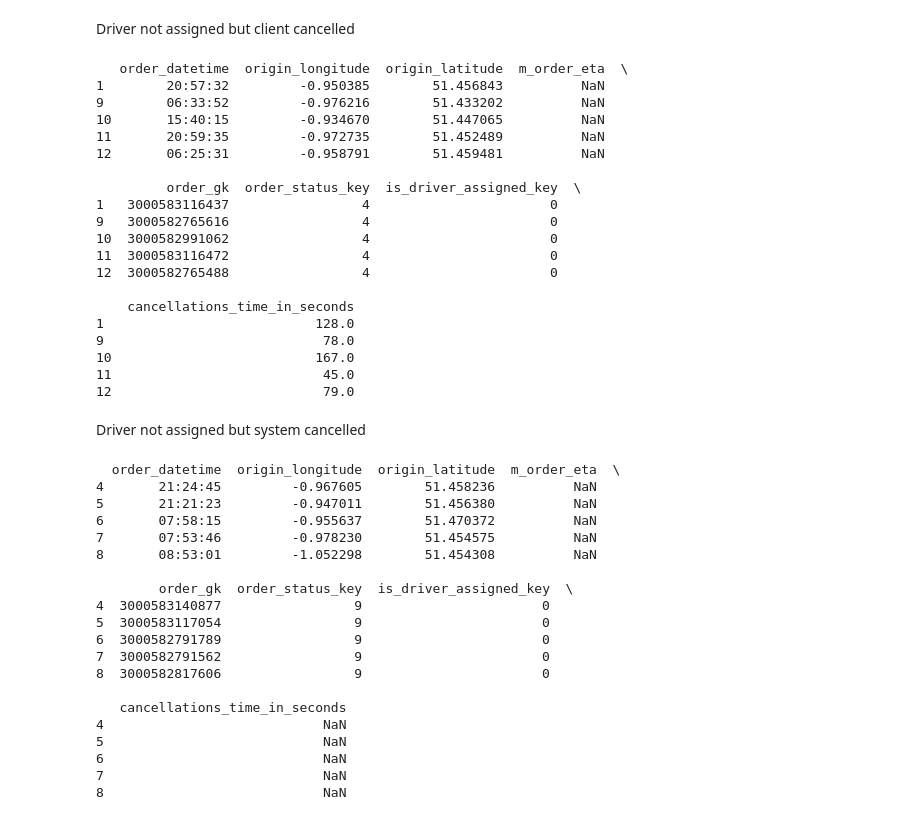
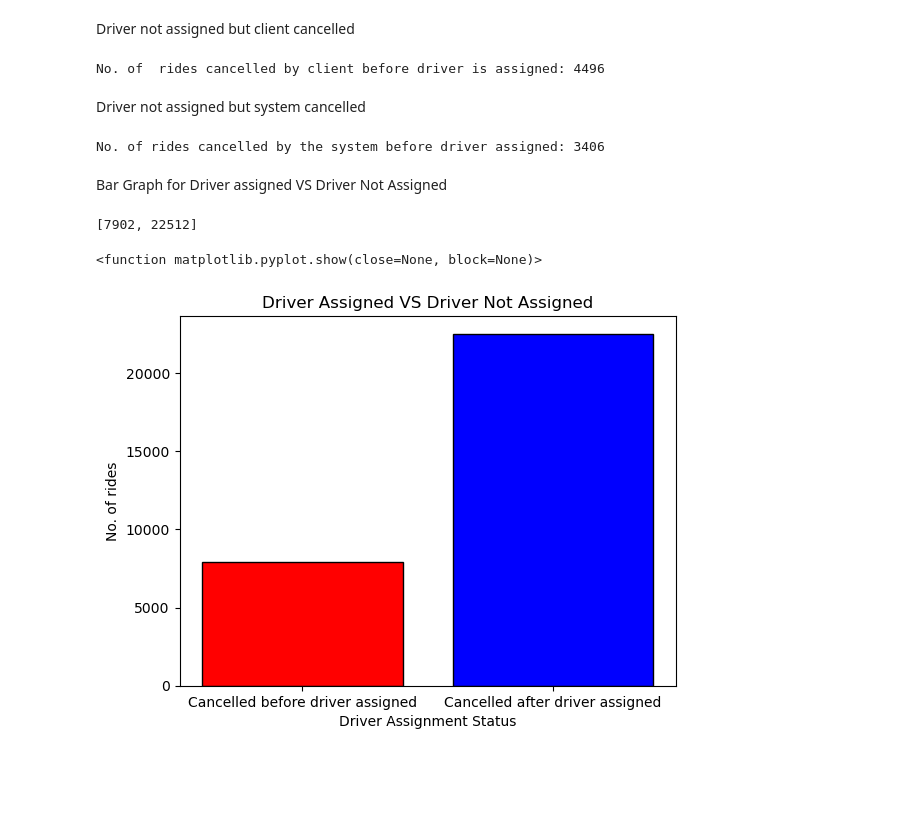
Before and after one commit to pkcommits/Python-Projects, a Jupyter notebook: taxi_analysis/analysis.ipynb, the cells around one changed output. Saved outputs shown, nothing was run; the diff lists cells and outputs as text; code cells hidden in the pictures; blank space fills up the shorter version.

Commit message:
Added graph code

```diff
--- a/taxi_analysis/analysis.ipynb
+++ b/taxi_analysis/analysis.ipynb
@@ -38,5 +43,6 @@ Extraxt data where the ride has been cancelled after assigning the driver
 # %%
 grouped_after = df.groupby('is_driver_assigned_key')
 cancelled_after_assigned = grouped_after.get_group(1)
-print(cancelled_after_assigned.head(5))
+Cancelled_after_assigned = grouped_after.get_group(1)['order_gk'].size
+print(f'No. of rides cancelled after assigning the driver: {Cancelled_after_assigned}')
 # %% [output]
@@ -77,5 +70,6 @@ Extraxt data where the ride has been cancelled before assigning the driver
 # %%
 grouped_before = df.groupby('is_driver_assigned_key')
 cancelled_before_assigned = grouped_before.get_group(0)
-print(cancelled_before_assigned.head(5))
+Cancelled_before_assigned = grouped_before.get_group(0)['order_gk'].count()
+print(f'No. of rides cancelled before drivers assignment: {Cancelled_before_assigned}')
 # %% [output]
@@ -104,52 +79,34 @@ Driver not assigned but client cancelled
 # %%
 client_group2 = cancelled_before_assigned.groupby(['order_status_key'])
 driver_notassign_client_cancelled = client_group2.get_group(4)
-print(driver_notassign_client_cancelled.head(5))
+Driver_notassign_client_cancelled = client_group2.get_group(4)['order_gk'].count()
+print(f'No. of  rides cancelled by client before driver is assigned: {Driver_notassign_client_cancelled}')
 # %% [output]
-   order_datetime  origin_longitude  origin_latitude  m_order_eta  \
-1        20:57:32         -0.950385        51.456843          NaN
-9        06:33:52         -0.976216        51.433202          NaN
-10       15:40:15         -0.934670        51.447065          NaN
-11       20:59:35         -0.972735        51.452489          NaN
-12       06:25:31         -0.958791        51.459481          NaN
-
-         order_gk  order_status_key  is_driver_assigned_key  \
-1   3000583116437                 4                       0
-9   3000582765616                 4                       0
-10  3000582991062                 4                       0
-11  3000583116472                 4                       0
-12  3000582765488                 4                       0
-
-    cancellations_time_in_seconds
-1                           128.0
-9                            78.0
-10                          167.0
-11                           45.0
-12                           79.0
+No. of  rides cancelled by client before driver is assigned: 4496
 # %% [markdown]
 Driver not assigned but system cancelled
 # %%
 system_group2 = cancelled_before_assigned.groupby(['order_status_key'])
 driver_notassign_system_cancelled = system_group2.get_group(9)
-print(driver_notassign_system_cancelled.head(5))
+Driver_notassign_system_cancelled = driver_notassign_system_cancelled['order_gk'].count()
+print(f'No. of rides cancelled by the system before driver assigned: {Driver_notassign_system_cancelled}')
 # %% [output]
-  order_datetime  origin_longitude  origin_latitude  m_order_eta  \
-4       21:24:45         -0.967605        51.458236          NaN
-5       21:21:23         -0.947011        51.456380          NaN
-6       07:58:15         -0.955637        51.470372          NaN
-7       07:53:46         -0.978230        51.454575          NaN
-8       08:53:01         -1.052298        51.454308          NaN
-
-        order_gk  order_status_key  is_driver_assigned_key  \
-4  3000583140877                 9                       0
-5  3000583117054                 9                       0
-6  3000582791789                 9                       0
-7  3000582791562                 9                       0
-8  3000582817606                 9                       0
-
-   cancellations_time_in_seconds
-4                            NaN
-5                            NaN
-6                            NaN
-7                            NaN
-8                            NaN
+No. of rides cancelled by the system before driver assigned: 3406
+# %% [markdown]
+Bar Graph for Driver assigned VS Driver Not Assigned
+# %%
+categories = ['Cancelled before driver assigned', 'Cancelled after driver assigned']
+Values = [Cancelled_before_assigned, Cancelled_after_assigned]
+print(Values)
+# %% [output]
+[7902, 22512]
+# %%
+plt.bar(categories, Values, color = ('red', 'blue'), edgecolor = 'black')
+
+plt.xlabel('Driver Assignment Status')
+plt.ylabel('No. of rides')
+plt.title('Driver Assigned VS Driver Not Assigned')
+plt.show
+# %% [output]
+<function matplotlib.pyplot.show(close=None, block=None)>
+[figure, added]
```
Also changed, not shown: parts of 6 cells of this notebook.
